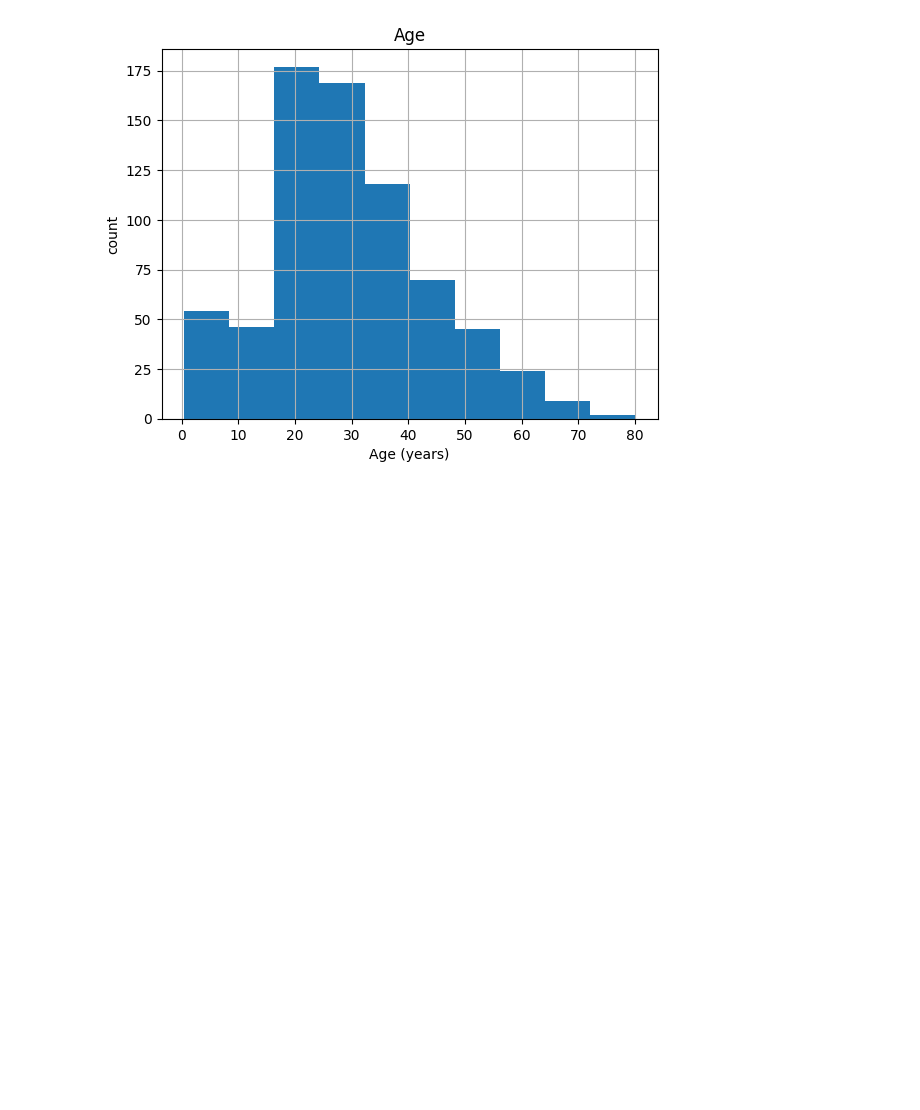
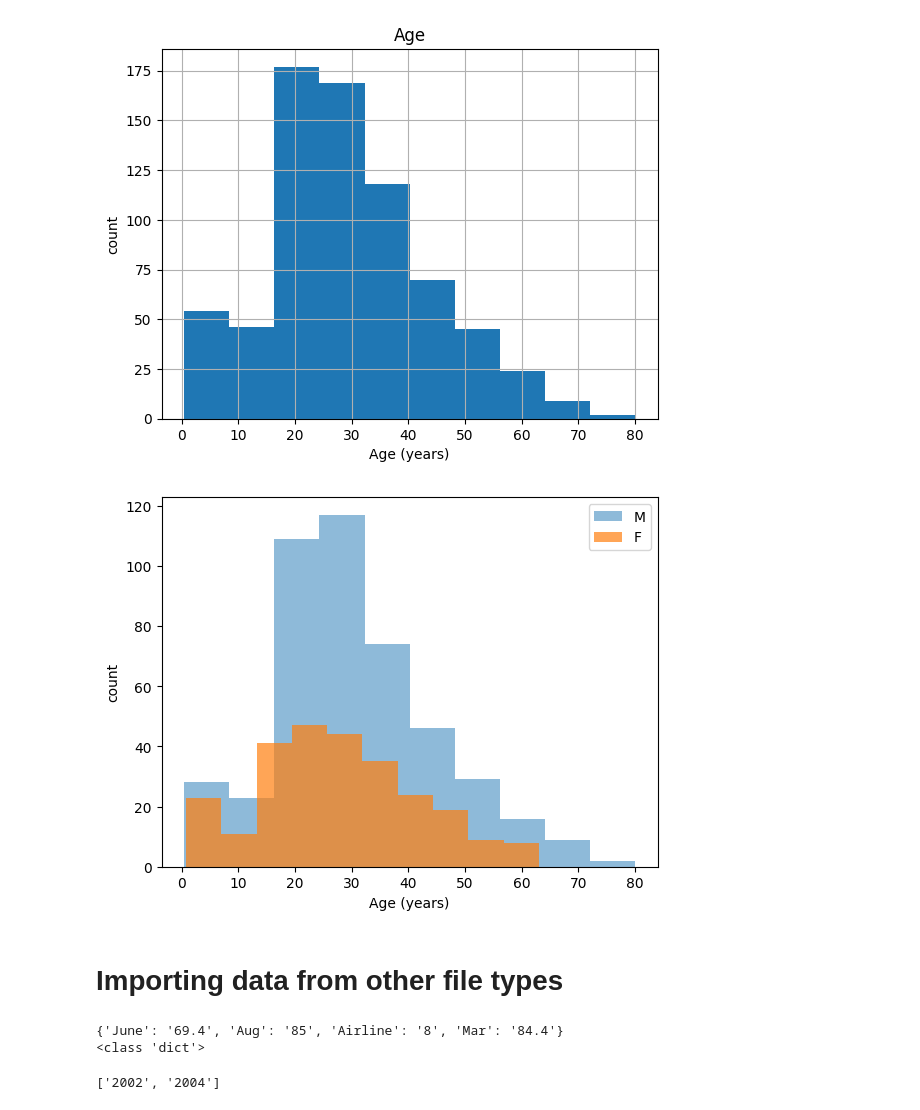
Before and after one commit to AnshuBantra/Python, a Jupyter notebook: Data_Engineering/Associate Data Engineer _ DataCamp/04 - Introduction to Importing Data in Python/importing.ipynb, the cells around one changed output. Drawn from its saved outputs; the diff is of its cells as text; code cells hidden in the pictures; blank space fills up the shorter version.

```diff
--- a/Data_Engineering/Associate Data Engineer _ DataCamp/04 - Introduction to Importing Data in Python/importing.ipynb
+++ b/Data_Engineering/Associate Data Engineer _ DataCamp/04 - Introduction to Importing Data in Python/importing.ipynb
@@ -39,7 +65,7 @@ numpy.ndarray
 import matplotlib.pyplot as plt
 
 # Assign filename: file
-file = 'titanic_corrupt.txt'
+file = r'.\data\titanic_corrupt.txt'
 
 # Import file: data
 data = pd.read_csv(
@@ -65,3 +91,14 @@ plt.show()
 | 3 | 4 | 1 | 1 | female | 35.0 | 1 | 0 | 113803 | 53.100 | C123 | ... |
 | 4 | 5 | 0 | 3 | male | 35.0 | 0 | 0 | 373450 | 8.050 | NaN | ... |
 [figure]
+# %%
+plt.hist(data[data['Sex']=='male'][['Age']], label='M', alpha=0.5)
+plt.hist(data[data['Sex']=='female'][['Age']], label='F', alpha=0.7)
+plt.xlabel('Age (years)')
+plt.ylabel('count')
+plt.legend(loc='upper right')
+plt.show()
+# %% [output]
+[figure, added]
+# %% [markdown]
+# Importing data from other file types
@@ -67,0 +112,30 @@ plt.show()
+# %%
+# Import pickle package
+import pickle
+
+# Open pickle file and load data: d
+with open(r'.\data\data.pkl', 'rb') as file:
+    d = pickle.load(file)
+
+# Print d
+print(d)
+
+# Print datatype of d
+print(type(d))
+# %% [output]
+{'June': '69.4', 'Aug': '85', 'Airline': '8', 'Mar': '84.4'}
+<class 'dict'>
+# %%
+# Import pandas
+import pandas as pd
+
+# Assign spreadsheet filename: file
+file = r'.\data\battledeath.xlsx'
+
+# Load spreadsheet: xls
+xls = pd.ExcelFile(file)
+
+# Print sheet names
+print(xls.sheet_names)
+# %% [output]
+['2002', '2004']
```
Also changed, not shown: parts of 23 cells of this notebook, 35 other files.
